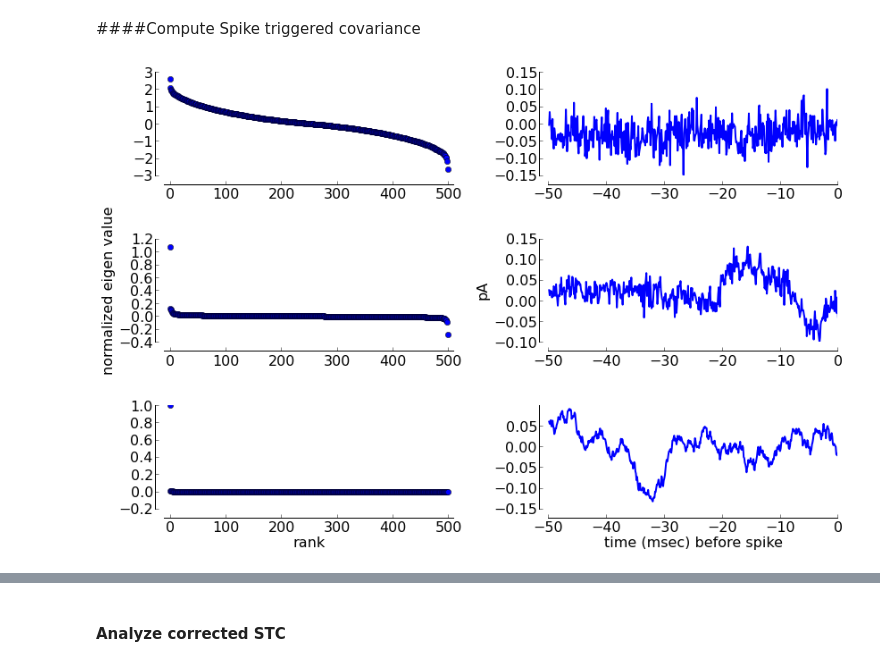
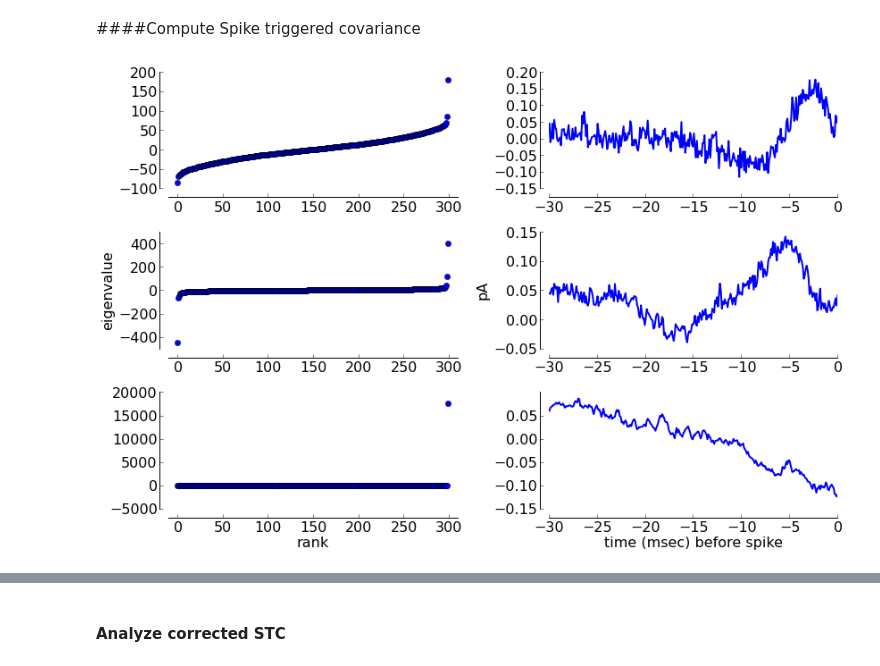
Before and after one commit to bps10/bps10.github.com, a Jupyter notebook: notebooks/Natural scenes.ipynb, the cells around one changed output, grey strips where cells are left out. Saved outputs shown, nothing was run; the diff lists cells and outputs as text; code cells hidden in the pictures.

```diff
--- a/notebooks/Natural scenes.ipynb
+++ b/notebooks/Natural scenes.ipynb
@@ -41,7 +37,7 @@ import matplotlib.pylab as plt
 # Set general parameters:
 dt = 0.01 # in msec
 tim = 50000 # in msec
-STA_len = 50 # msec
+STA_len = 30 # msec
 # Define the downsampling rate:
 downS = 10
 
@@ -511,7 +515,7 @@ def findSTCov(STA, STE, STE_noise, dt):
 
     spike_count = len(STE[:, 0])
     # preallocate memory:
-    Data_C_spike = np.zeros((End, End))
+    C_spike = np.zeros((End, End))
     C_prior = np.zeros((End, End))
 
     # create STA covariance matrix
@@ -525,24 +529,27 @@ def findSTCov(STA, STE, STE_noise, dt):
         mat_prior = b * b[:, np.newaxis]
 
         # remove STA from each element of STE:
-        Data_C_spike += (mat_spike - mat_STA)
-
+        C_spike += (mat_spike - mat_STA)
+        # construct the prior (noise) cov matrix
         C_prior += mat_prior
 
     # Find means
-    Data_C_spike = Data_C_spike / (spike_count - 1.0)
-    C_prior = C_prior / (spike_count - 1.0)
+    C_spike /= (spike_count - 1.0)
+    C_prior /= (spike_count - 1.0)
 
     # Find delta cov
-    Data_C_delta = Data_C_spike - C_prior
+    C_delta = C_spike - C_prior
 
-    # EigenValues, EigenVectors
-    Data_E, V = np.linalg.eig(Data_C_delta)
-    I = np.argsort(Data_E)
-    Data_E = Data_E[I][:( STA_len / dt)]
-    Data_Vect = V[:,I][:, :( STA_len / dt)]
+    # Compute Eigenvalues, Eigenvectors
+    vals, vects = np.linalg.eig(C_delta)
 
-    return Data_E, Data_Vect
+    # Sort the EigenValues:
+    I = np.argsort(vals)
+    vals = vals[I]
+    # Sort the Eigenvectors
+    vects = vects[:,I]
+
+    return vals, vects
 # %% [markdown]
 ####Compute Spike triggered covariance
 # %%
@@ -556,43 +563,40 @@ fig = plt.figure(figsize=(12,8))
 ax1 = fig.add_subplot(321)
 ax2 = fig.add_subplot(322)
 ax3 = fig.add_subplot(323)
 ax4 = fig.add_subplot(324)
 ax5 = fig.add_subplot(325)
 ax6 = fig.add_subplot(326)
 
 x_ = np.arange(-STA_len / dt / downS, 0) * dt * downS
-ax1.plot(EigVal_A / np.sum(EigVal_A), 'o')
+ax1.plot(EigVal_A, 'o')
 ax2.plot(x_, EigVect_A[:, -1], '-', linewidth=2)
-#ax2.plot(-1 * EigVect_A[:, -2], 'r-', linewidth=2)
 
-ax3.plot(EigVal_B / np.sum(EigVal_B), 'o')
-ax4.plot(x_, EigVect_B[:, -1], '-', linewidth=2)
-#ax4.plot(x_, -1 * EigVect_A[:, -2], 'r-', linewidth=2)
+ax3.plot(EigVal_B, 'o')
+ax4.plot(x_, -1 * EigVect_B[:, 0], '-', linewidth=2)
 
-ax5.plot(EigVal_C / np.sum(EigVal_C), 'o')
-ax6.plot(x_, EigVect_C[:, -1], '-', linewidth=2)
-#ax6.plot(-1 * EigVect_C[:, 0], 'r-', linewidth=2)
+ax5.plot(EigVal_C, 'o')
+ax6.plot(x_, -1 * EigVect_C[:, 0], '-', linewidth=2)
 
 TufteAxis(ax1)
 ax1.set_xlim([-10, len(EigVal_A) + 10])
 TufteAxis(ax2)
 TufteAxis(ax3)
 ax3.set_xlim([-10, len(EigVal_B) + 10])
 TufteAxis(ax4)
 TufteAxis(ax5)
 ax5.set_xlim([-10, len(EigVal_C) + 10])
 TufteAxis(ax6)
 
-ax3.set_ylabel('normalized eigen value')
+ax3.set_ylabel('eigenvalue')
 ax4.set_ylabel('pA')
 ax5.set_xlabel('rank')
 ax6.set_xlabel('time (msec) before spike')
 
 
 plt.tight_layout()
 plt.show()
 # %% [output]
-[figure, old version]
+[figure, new version]
 # %% [markdown]
 ### VI. Correcting for correlation
 ***
```
Also changed, not shown: parts of 17 cells of this notebook.
